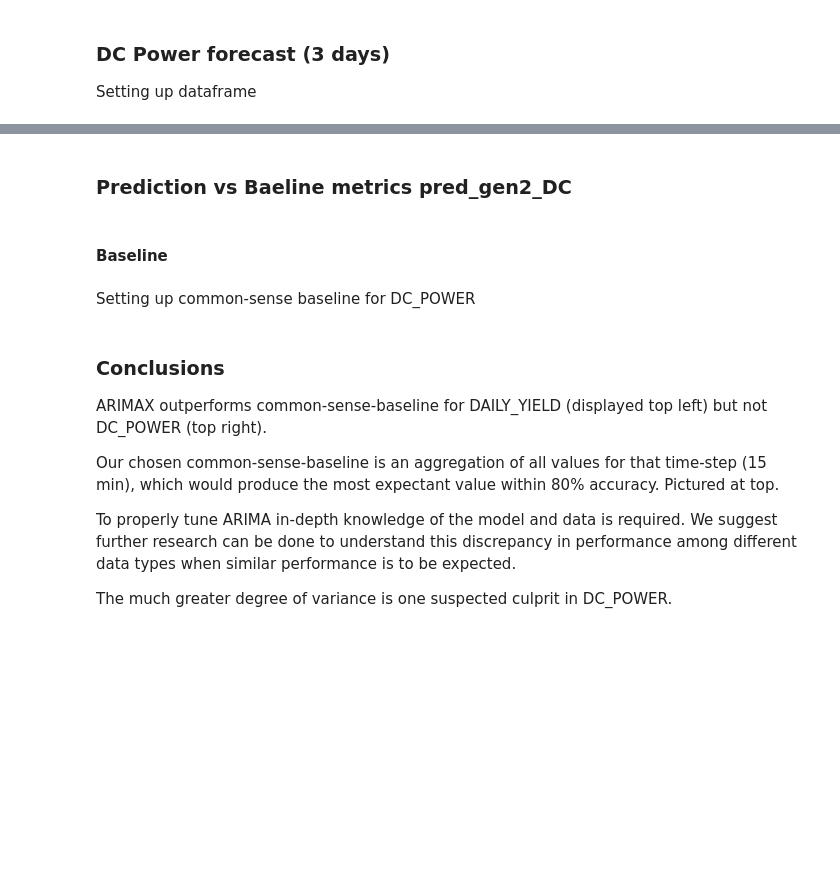
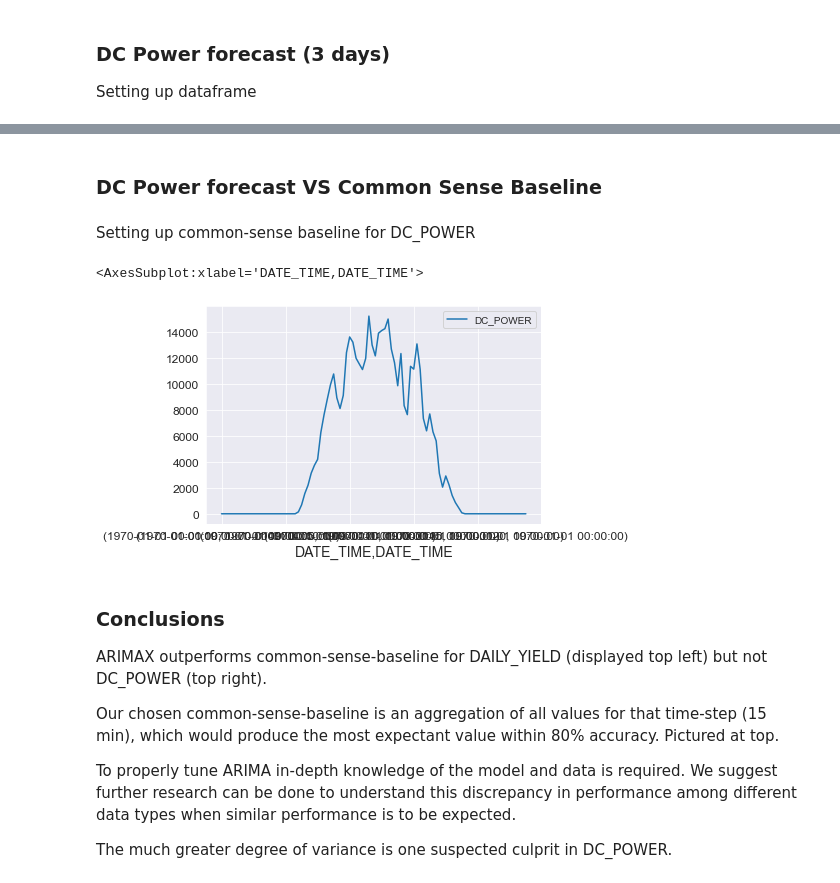
Before and after one commit to YohannesDK/DAT540_Group_11, a Jupyter notebook: DAT540_Group_11.ipynb, the cells around one changed output, grey strips where cells are left out. Drawn from its saved outputs; the diff is of its cells as text; code cells hidden in the pictures; blank space fills up the shorter version.

```diff
--- a/DAT540_Group_11.ipynb
+++ b/DAT540_Group_11.ipynb
@@ -1627,16 +1630,19 @@ ax[1].set_title('Next days forecast' + dataframe_labels,size=17)
 plt.show()
 
 arima_model.summary()
-# %% [markdown]
-### Prediction vs Baeline metrics pred_gen2_DC
-# %% [markdown]
-#### Baseline
+# %% [markdown]
+### DC Power forecast VS Common Sense Baseline
 # %% [markdown]
 Setting up common-sense baseline for DC_POWER
 # %%
-baseline = dataframe.groupby([pd.to_datetime(dataframe.index.hour), pd.to_datetime(dataframe.index.minute)])["DC_POWER"].mean()
+# TODO - Kathir print baseline and prediction against each other
+baseline = dataframe.groupby([pd.to_datetime(dataframe.index.hour),
+pd.to_datetime(dataframe.index.minute)])["DC_POWER"].mean()
 baseline_df_DC = pd.DataFrame(baseline)
 baseline_df_DC.plot()
+# %% [output]
+<AxesSubplot:xlabel='DATE_TIME,DATE_TIME'>
+[figure, added]
 # %%
 print('Baseline R2 Score: %f' % (r2_score(baseline_df_DC['DC_POWER'], test['DC_POWER'])))
 print('SARIMAX R2 Score: %f' % (r2_score(prediction['predicted_yield'],test['DC_POWER'])))
```
Also changed, not shown: parts of 14 cells of this notebook.
